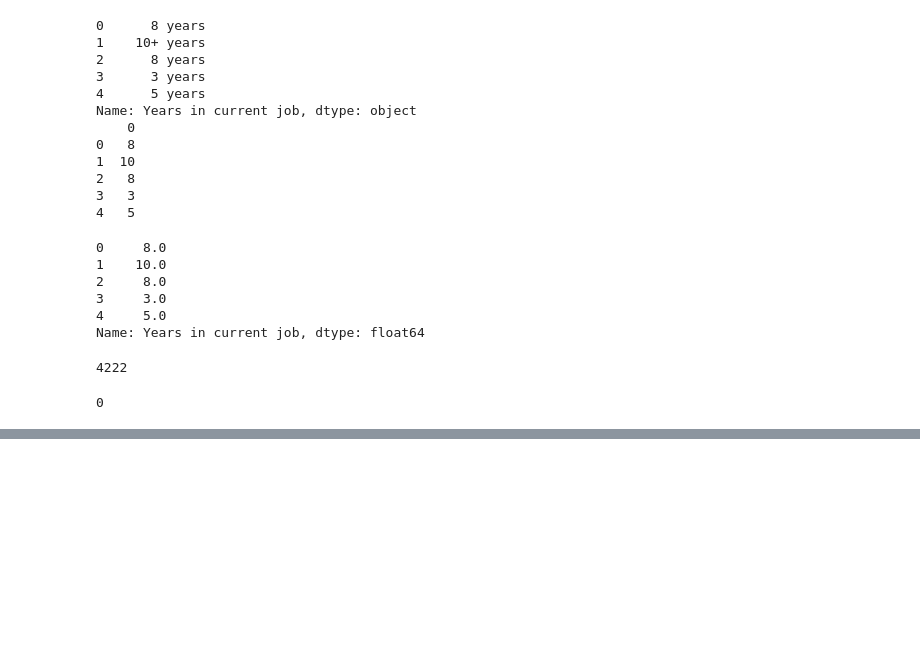
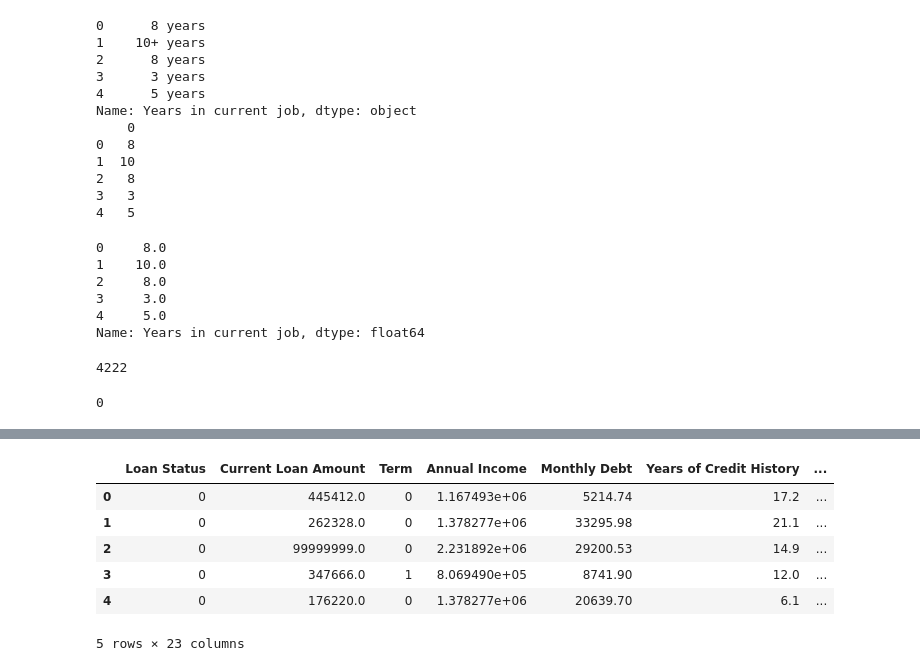
Before and after one commit to shared-repo/ssac-academy, a Jupyter notebook: workspace/code-workspace/ml/h.example.ipynb, the cells around one changed output, grey strips where cells are left out. Cells and saved outputs as stored; diff of their text form; code cells hidden in the pictures; blank space fills up the shorter version.

```diff
--- a/workspace/code-workspace/ml/h.example.ipynb
+++ b/workspace/code-workspace/ml/h.example.ipynb
@@ -450,0 +478,10 @@ print( credit_df['Years in current job'].isna().sum() )
+# %%
+credit_df.head()
+# %% [output]
+|  | Loan Status | Current Loan Amount | Term | Annual Income | Monthly Debt | Years of Credit History | ... |
+| 0 | 0 | 445412.0 | 0 | 1.167493e+06 | 5214.74 | 17.2 | ... |
+| 1 | 0 | 262328.0 | 0 | 1.378277e+06 | 33295.98 | 21.1 | ... |
+| 2 | 0 | 99999999.0 | 0 | 2.231892e+06 | 29200.53 | 14.9 | ... |
+| 3 | 0 | 347666.0 | 1 | 8.069490e+05 | 8741.90 | 12.0 | ... |
+| 4 | 0 | 176220.0 | 0 | 1.378277e+06 | 20639.70 | 6.1 | ... |
+5 rows × 23 columns
```
Also changed, not shown: parts of 8 cells of this notebook.
